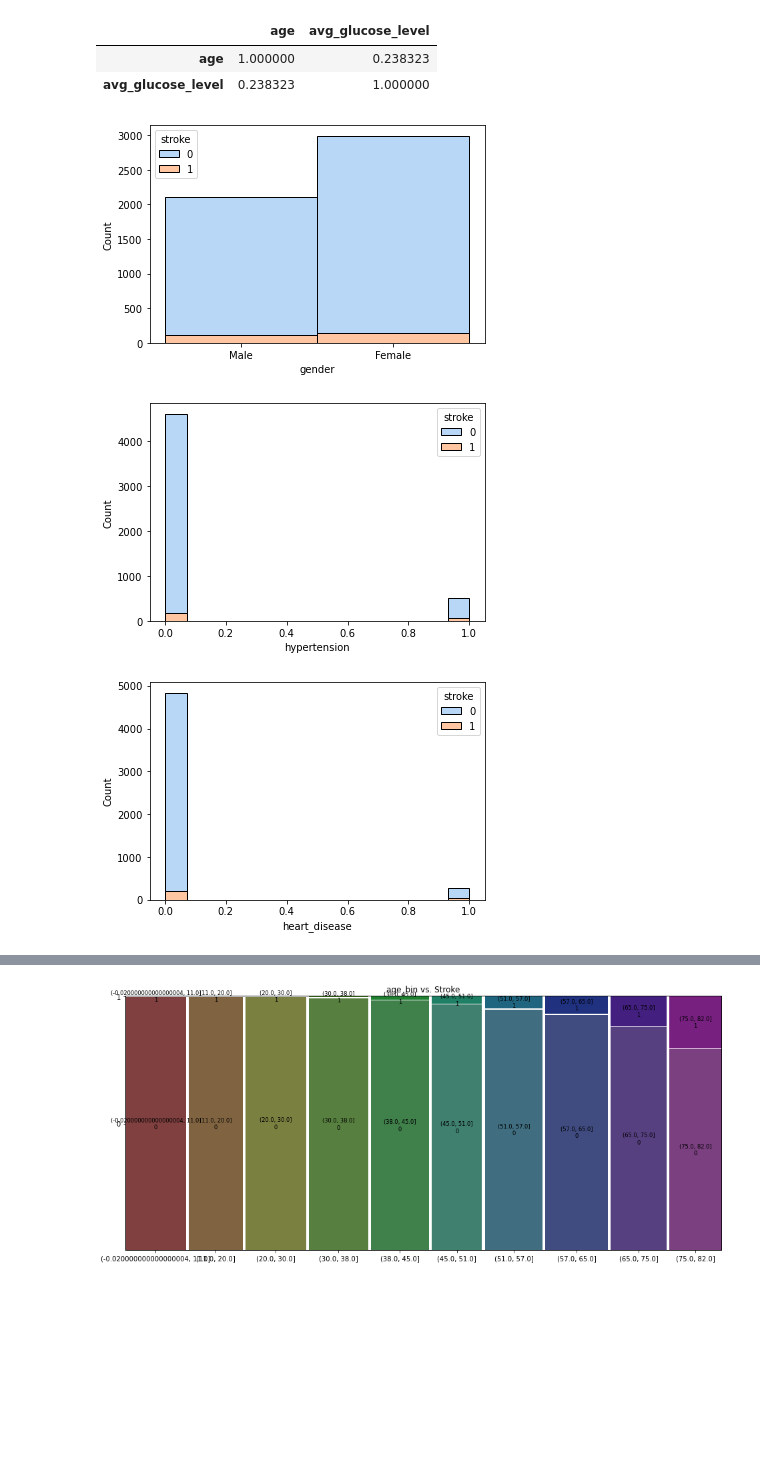
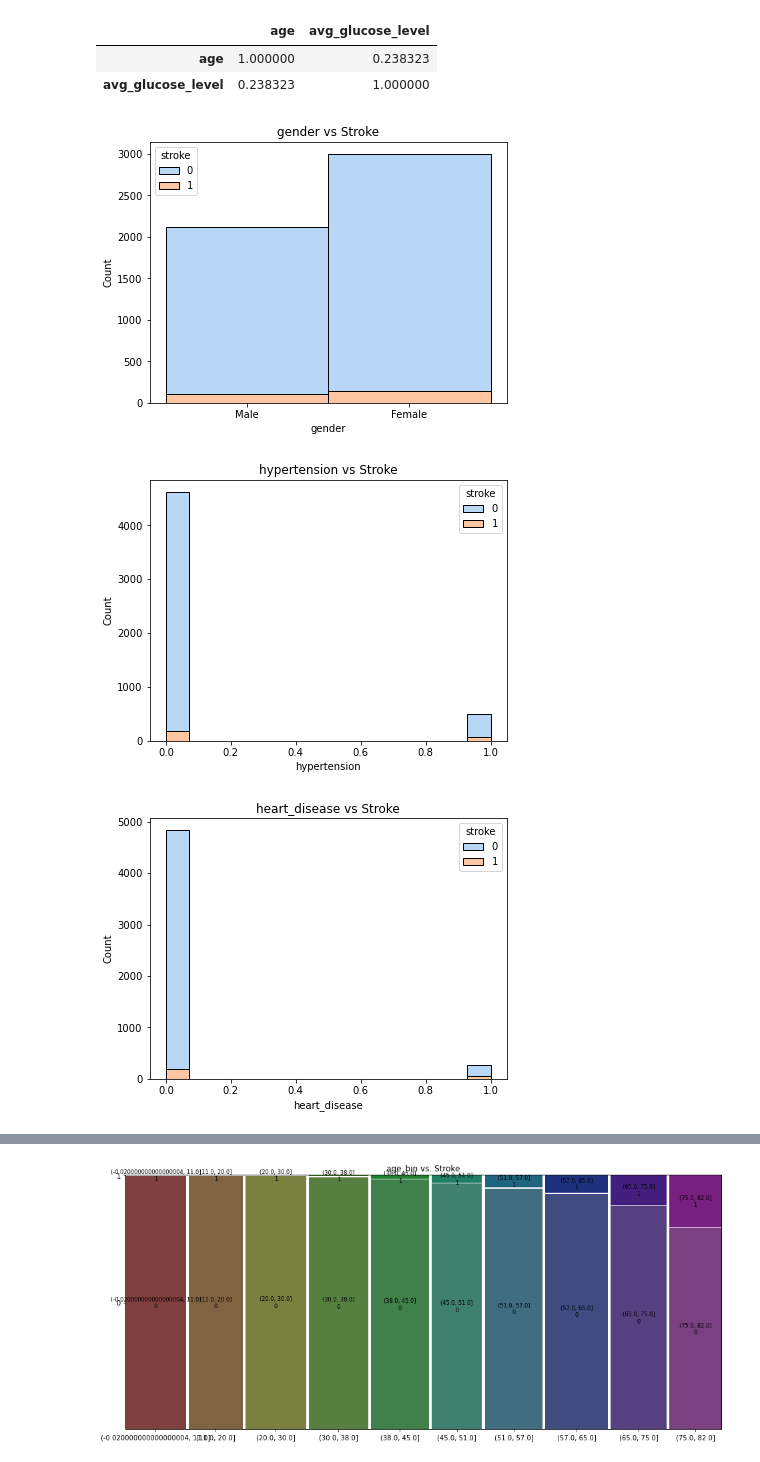
Before and after one commit to jasonarikupurathu/stroke-predictions, a Jupyter notebook: Data-Cleaning-Notebook.ipynb, the cells around one changed output, grey strips where cells are left out. Saved outputs shown, nothing was run; the diff lists cells and outputs as text; code cells hidden in the pictures; blank space fills up the shorter version.

```diff
--- a/Data-Cleaning-Notebook.ipynb
+++ b/Data-Cleaning-Notebook.ipynb
@@ -329,9 +329,10 @@ def stacked_plots(df, feature):
 # %%
 for each in cat_features:
     if each == 'stroke': continue
     fig, ax = plt.subplots()
     ax = stacked_plots(df, each)
+    ax.set_title(f'{each} vs Stroke')
 # %% [output]
-[figure, old version]
+[figure, new version]
-[figure, old version]
+[figure, new version]
-[figure, old version]
+[figure, new version]
```
Also changed, not shown: parts of 3 cells of this notebook, 1 other file.
